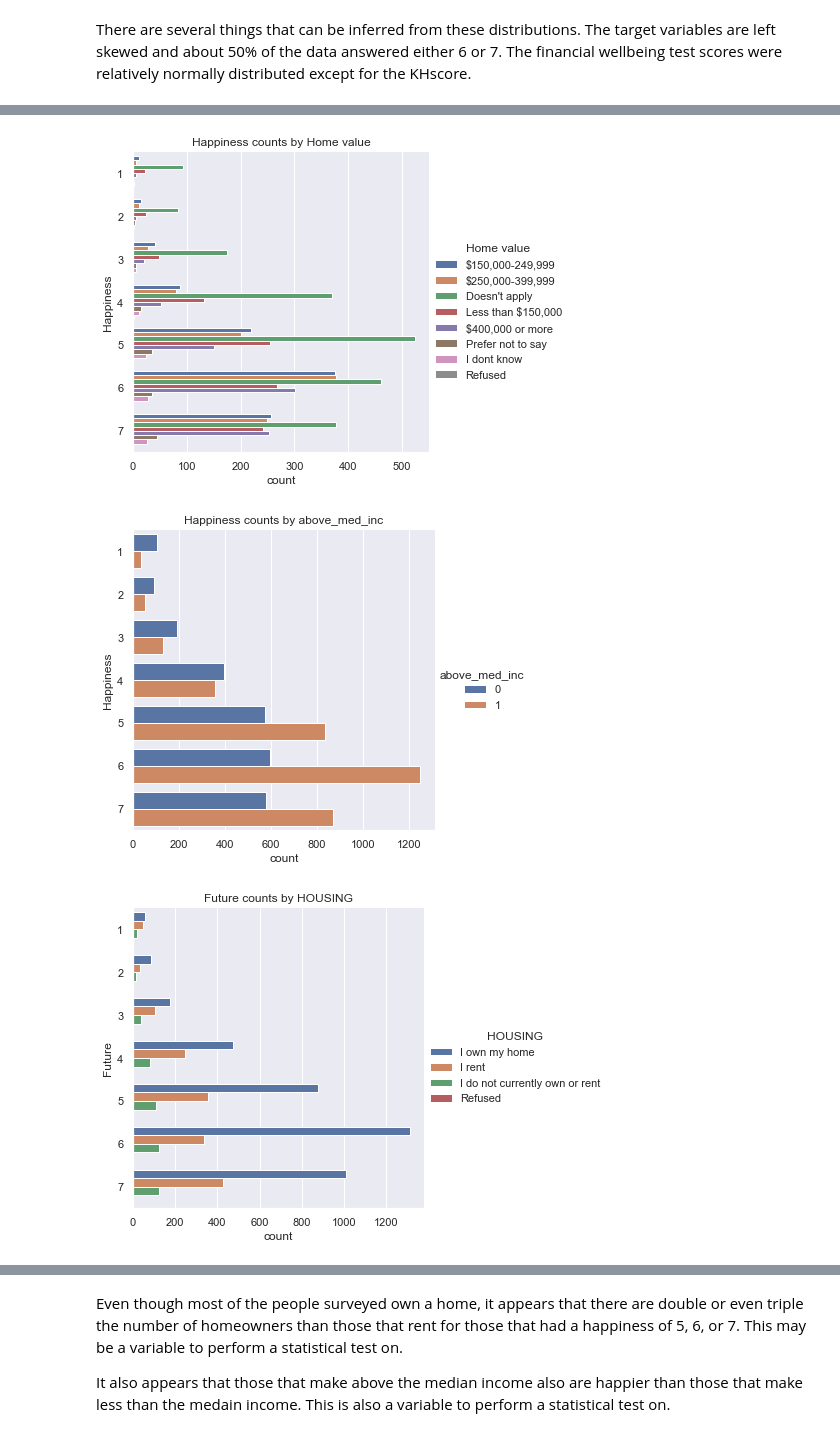
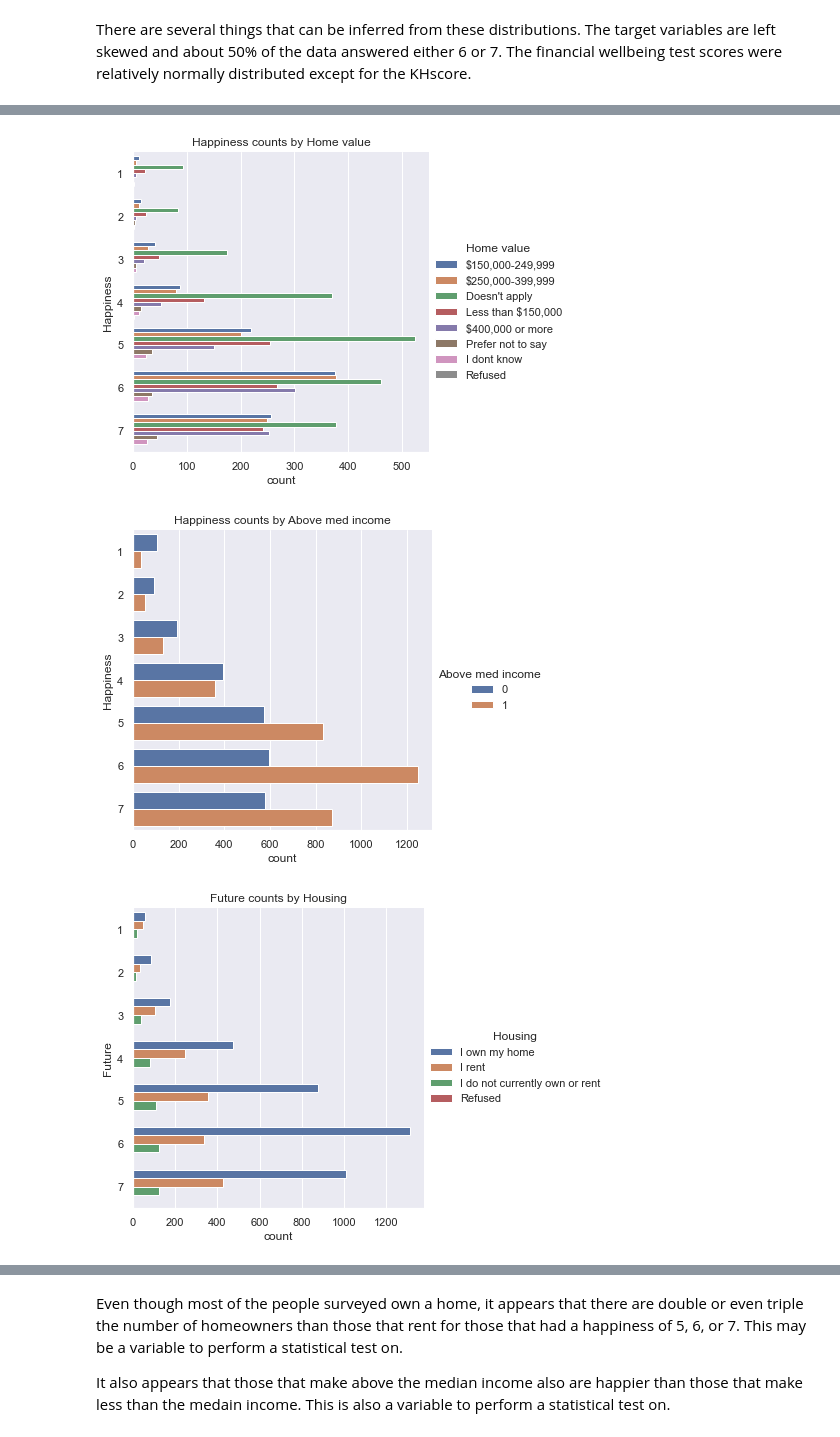
Before and after one commit to tanner-k/Capstone-2-Project-Financial-Wellness, a Jupyter notebook: notebooks/EDA.ipynb, the cells around one changed output, grey strips where cells are left out. Cells and saved outputs as stored; diff of their text form; code cells hidden in the pictures.

```diff
--- a/notebooks/EDA.ipynb
+++ b/notebooks/EDA.ipynb
@@ -52,7 +53,7 @@ for i in important_vars:
 There are several things that can be inferred from these distributions. The target variables are left skewed and about 50% of the data answered either 6 or 7. The financial wellbeing test scores were relatively normally distributed except for the KHscore.
 # %%
 hue_columns = ["Happiness", "Future", "Hardwork"]
-x_columns = ["HOUSING", "Monthly Payment", "Home value", "above_med_inc"]
+x_columns = ["Housing", "Monthly payment", "Home value", "Above med income"]
 
 for hue in hue_columns:
     for x in x_columns:
@@ -64,6 +65,6 @@ for hue in hue_columns:
 [figure]
 [figure]
-[figure, old version]
+[figure, new version]
-[figure, old version]
+[figure, new version]
 [figure]
 [figure]
```
Also changed, not shown: parts of 9 cells of this notebook, 2 other files.
